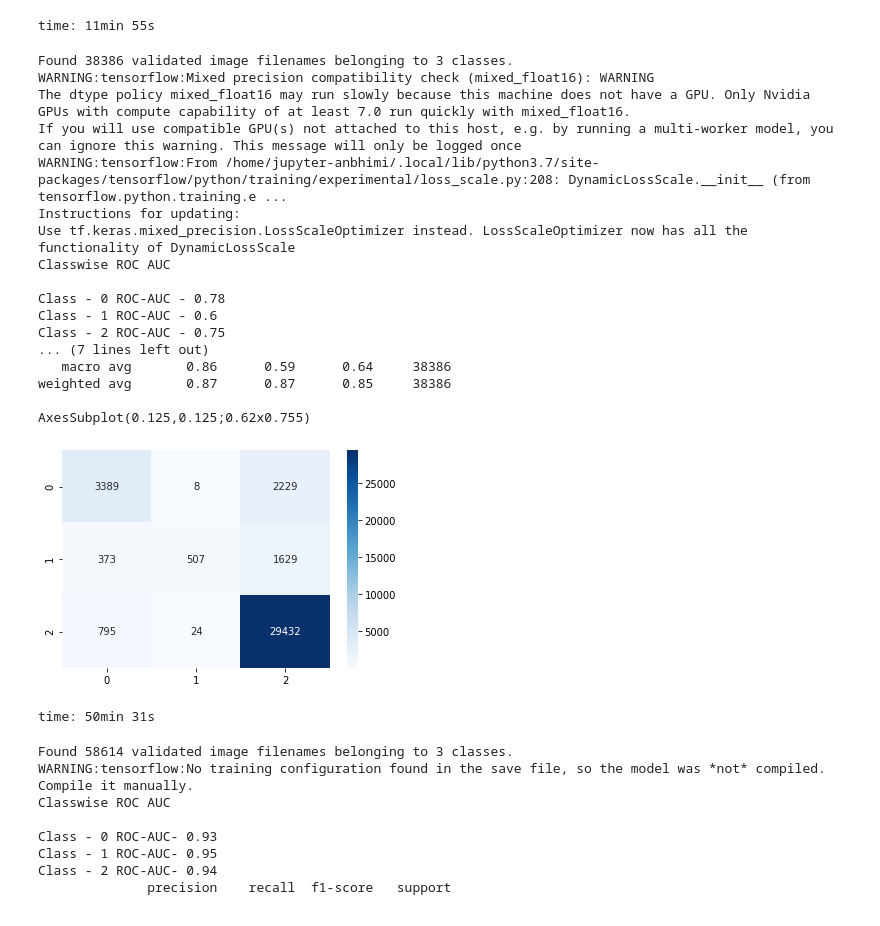
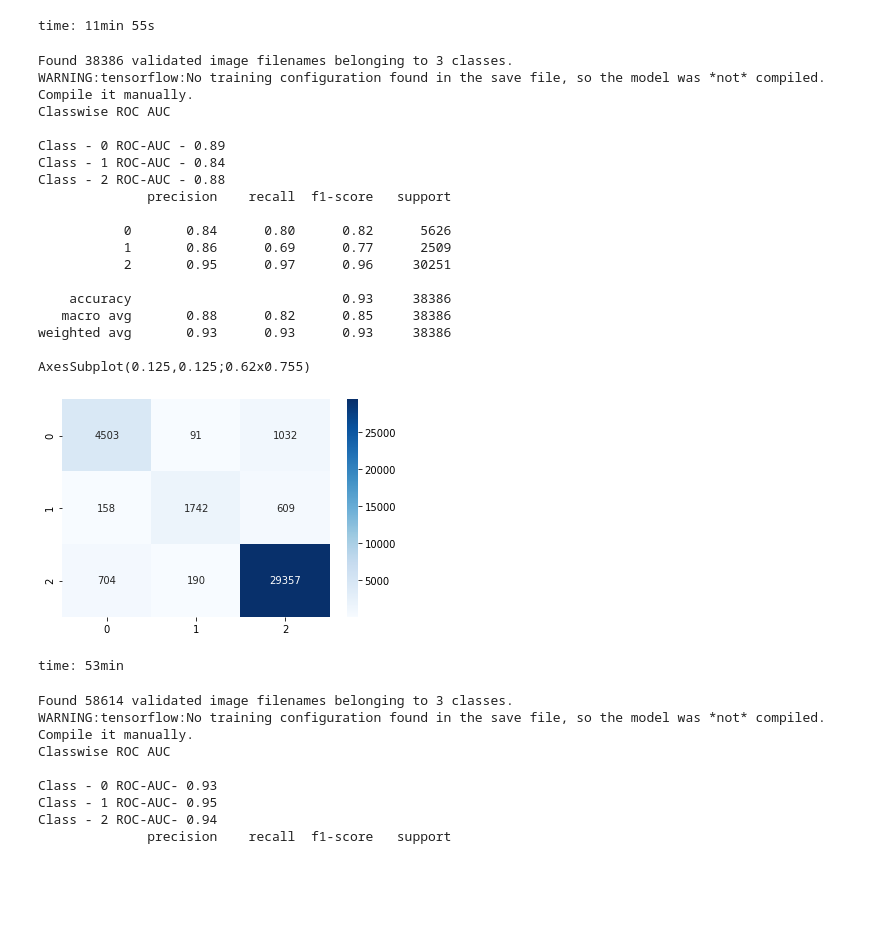
Before and after one commit to Emory-HITI/AI-Vengers, a Jupyter notebook: bias_pred.ipynb, the cells around one changed output. Drawn from its saved outputs; the diff is of its cells as text; code cells hidden in the pictures; blank space fills up the shorter version.

```diff
--- a/bias_pred.ipynb
+++ b/bias_pred.ipynb
@@ -195,7 +198,7 @@ AxesSubplot(0.125,0.125;0.62x0.755)
 [figure]
 time: 11min 55s
 # %%
-# CheXpert Class
+# CheXpert Class - Include Classes
 from tensorflow import keras
 from classification_models.tfkeras import Classifiers
 
@@ -227,47 +230,48 @@ class CheXpert_B_ResNet34(Model):
         return (model)
 
     def calculate_inference(self, img_width, img_height, batch_size):
         validate_batches, val_epoch = self.load_data(img_width=img_width, img_height=img_height,
                                                      batch_size=batch_size)
         model = self.load_model()
 
         result = model.predict(validate_batches, val_epoch)
         labels = np.argmax(result, axis=1)
 
         classes_cat = tf.keras.utils.to_categorical(validate_batches.classes)
         labels_cat = tf.keras.utils.to_categorical(labels)
 
         print ('Classwise ROC AUC \n')
         for i in range(len(list(set(labels)))):
             _classes = classes_cat[:,i]
             _labels = labels_cat[:,i]
             print ('Class - {} ROC-AUC - {}'.format(i, round(roc_auc_score(_classes, _labels), 2)))
 
         print (classification_report(validate_batches.classes, labels))
         class_matrix = confusion_matrix(validate_batches.classes, labels)
         return (sns.heatmap(class_matrix, annot=True, fmt='d', cmap='Blues'))
 
-cxr = CheXpert_B_ResNet34(model_path='./models/CHEXPERT_race_classification_ver_b.hdf5',
+cxr = CheXpert_B_ResNet34(model_path='./models/CHEXPERT_race_classification_ver_c_tf-2.0.hdf5',
                           data_path='./test_data/chexpert_test_df.csv')
-print (cxr.calculate_inference(img_height=320, img_width=320, batch_size=256))
+print (cxr.calculate_inference(img_height=320, img_width=320, batch_size=32))
 # %% [output]
 Found 38386 validated image filenames belonging to 3 classes.
-WARNING:tensorflow:Mixed precision compatibility check (mixed_float16): WARNING
-The dtype policy mixed_float16 may run slowly because this machine does not have a GPU. Only Nvidia GPUs with compute capability of at least 7.0 run quickly with mixed_float16.
-If you will use compatible GPU(s) not attached to this host, e.g. by running a multi-worker model, you can ignore this warning. This message will only be logged once
-WARNING:tensorflow:From /home/jupyter-anbhimi/.local/lib/python3.7/site-packages/tensorflow/python/training/experimental/loss_scale.py:208: DynamicLossScale.__init__ (from tensorflow.python.training.e ...
-Instructions for updating:
-Use tf.keras.mixed_precision.LossScaleOptimizer instead. LossScaleOptimizer now has all the functionality of DynamicLossScale
+WARNING:tensorflow:No training configuration found in the save file, so the model was *not* compiled. Compile it manually.
 Classwise ROC AUC
 
-Class - 0 ROC-AUC - 0.78
-Class - 1 ROC-AUC - 0.6
-Class - 2 ROC-AUC - 0.75
-... (7 lines left out)
-   macro avg       0.86      0.59      0.64     38386
-weighted avg       0.87      0.87      0.85     38386
+Class - 0 ROC-AUC - 0.89
+Class - 1 ROC-AUC - 0.84
+Class - 2 ROC-AUC - 0.88
+              precision    recall  f1-score   support
+
+           0       0.84      0.80      0.82      5626
+           1       0.86      0.69      0.77      2509
+           2       0.95      0.97      0.96     30251
+
+    accuracy                           0.93     38386
+   macro avg       0.88      0.82      0.85     38386
+weighted avg       0.93      0.93      0.93     38386
 
 AxesSubplot(0.125,0.125;0.62x0.755)
-[figure, old version]
+[figure, new version]
-time: 50min 31s
+time: 53min
 # %%
```
Also changed, not shown: parts of 11 cells of this notebook.
